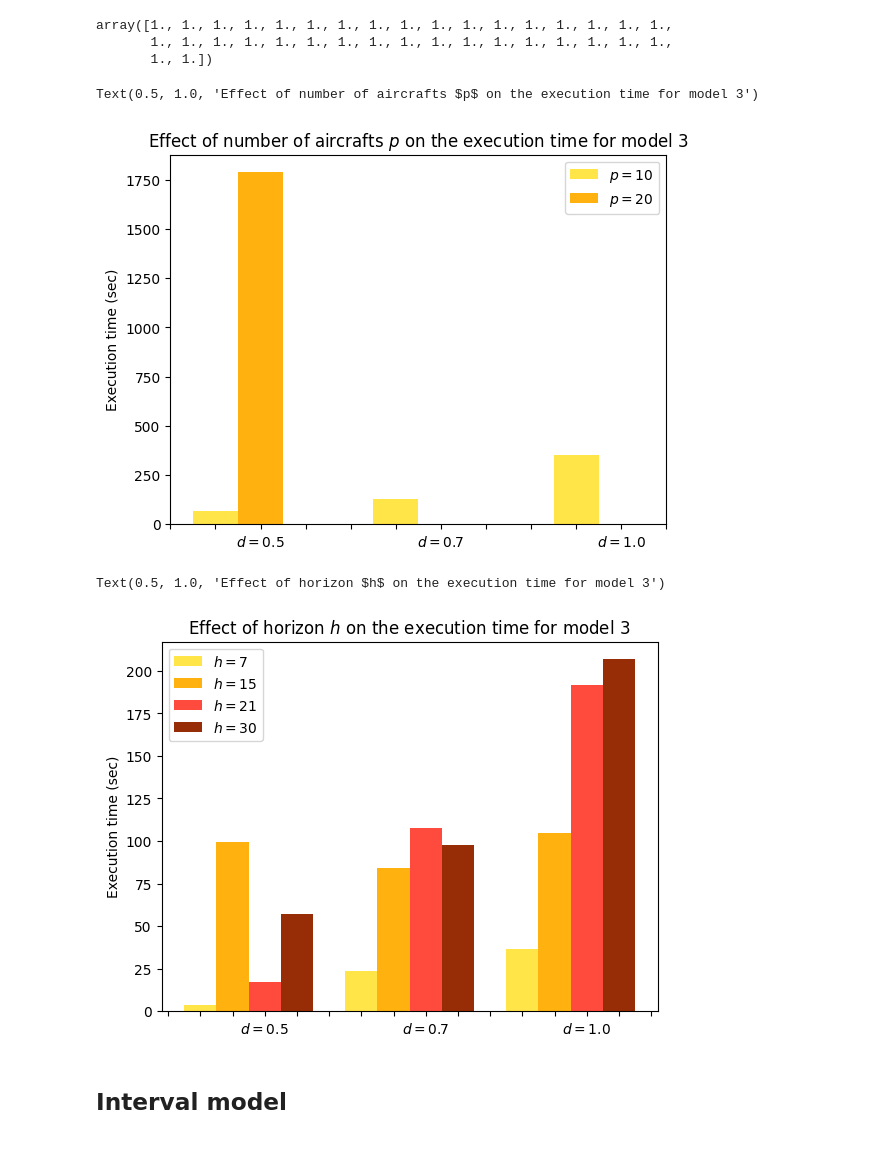
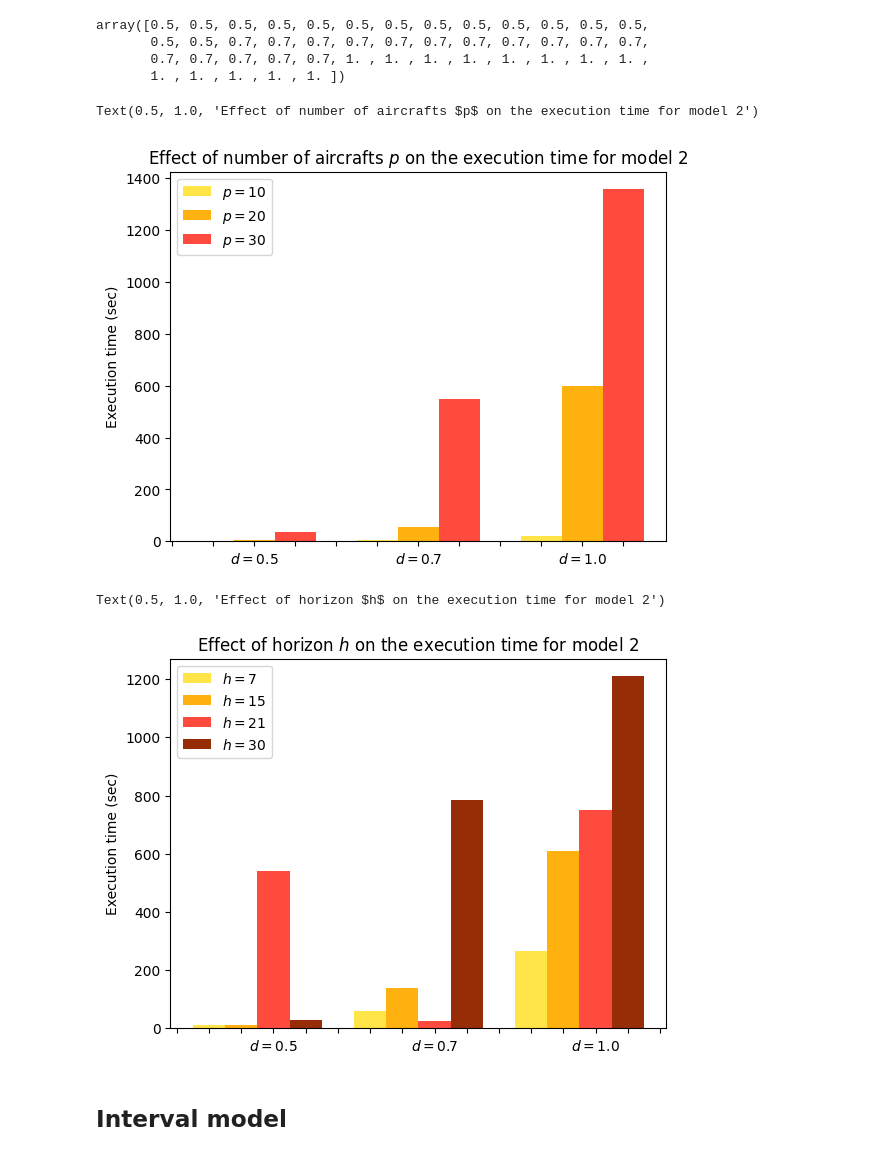
Before and after one commit to Mr-MT1234/projet_optimisation_s8, a Jupyter notebook: visualisations_soutenance.ipynb, the cells around one changed output. Saved outputs shown, nothing was run; the diff lists cells and outputs as text; code cells hidden in the pictures.

```diff
--- a/visualisations_soutenance.ipynb
+++ b/visualisations_soutenance.ipynb
@@ -3,8 +3,8 @@ import matplotlib.pyplot as plt
 import numpy as np
 import csv
 # %%
-reader = csv.reader(open("./benchmarks/benchmark_maintenance/comparaison.csv"))
-keys = ['density','planes','horizon','d_max','index','reduced_calc_time','reduced_cost','reduced_relative_gap']
+reader = csv.reader(open("./benchmarks/benchmark_no_maintenance/comparaison.csv"))
+keys = ['density','planes','horizon','index','flow_calc_time (s)','flow_cost','flow_gap','flow_relative_gap (%)','reduced_calc_time (s)','reduced_cost','reduced_gap','reduced_relative_gap (%)']
 next(reader)
 columns = {key: [] for key in keys}
 for row in reader:
@@ -16,41 +16,43 @@ for key in keys:
 # %%
 columns['density']
 # %% [output]
-array([1., 1., 1., 1., 1., 1., 1., 1., 1., 1., 1., 1., 1., 1., 1., 1., 1.,
-       1., 1., 1., 1., 1., 1., 1., 1., 1., 1., 1., 1., 1., 1., 1., 1., 1.,
-       1., 1.])
+array([0.5, 0.5, 0.5, 0.5, 0.5, 0.5, 0.5, 0.5, 0.5, 0.5, 0.5, 0.5, 0.5,
+       0.5, 0.5, 0.7, 0.7, 0.7, 0.7, 0.7, 0.7, 0.7, 0.7, 0.7, 0.7, 0.7,
+       0.7, 0.7, 0.7, 0.7, 0.7, 1. , 1. , 1. , 1. , 1. , 1. , 1. , 1. ,
+       1. , 1. , 1. , 1. , 1. ])
 # %%
 avg_times = []
 
-for h in [15,21,30]:
-    horizon_h = columns['horizon'] == h
-    calc_times: np.ndarray = columns['reduced_calc_time'][horizon_h]
-    planes = columns['planes'][horizon_h]
+for d in [0.5,0.7,1.0]:
+    density5 = columns['density'] == d
+    calc_times: np.ndarray = columns['flow_calc_time (s)'][density5]
+    planes = columns['planes'][density5]
 
-    for p in [10,20]:
+    for p in [10,20, 30]:
         by_planes = planes == p
         not_inf = np.isfinite(calc_times)
         avg_times.append(calc_times[np.logical_and(by_planes,not_inf)].mean())
 
 
 fig, ax = plt.subplots()
 
-ax.bar([1, 5, 9], avg_times[::2], 1, color='#FFE548')
-ax.bar([2, 6, 10], avg_times[1::2], 1, color='#FFB20F')
+ax.bar([1, 5, 9], avg_times[::3], 1, color='#FFE548')
+ax.bar([2, 6, 10], avg_times[1::3], 1, color='#FFB20F')
+ax.bar([3, 7, 11], avg_times[2::3], 1, color='#FF4B3E')
 ax.set_xticks(range(12))
 _ = ax.set_xticklabels(['', '','$d=0.5$', '','', '','$d=0.7$', '','','','$d=1.0$', ''])
 ax.legend(['$p=10$', '$p=20$', '$p=30$'])
 ax.set_ylabel('Execution time (sec)')
-ax.set_title("Effect of number of aircrafts $p$ on the execution time for model 3")
+ax.set_title("Effect of number of aircrafts $p$ on the execution time for model 2")
 # %% [output]
-Text(0.5, 1.0, 'Effect of number of aircrafts $p$ on the execution time for model 3')
+Text(0.5, 1.0, 'Effect of number of aircrafts $p$ on the execution time for model 2')
-[figure, old version]
+[figure, new version]
 # %%
 avg_times = []
 
 for d in [0.5,0.7,1.0]:
     density5 = columns['density'] == d
-    calc_times: np.ndarray = columns['reduced_calc_time (s)'][density5]
+    calc_times: np.ndarray = columns['flow_calc_time (s)'][density5]
     horizons = columns['horizon'][density5]
 
     for h in [7,15,21,30 ]:
@@ -69,10 +71,10 @@ ax.set_xticks(range(16))
 _ = ax.set_xticklabels(['','', '','$d=0.5$', '','', '','','$d=0.7$','', '','', '','$d=1.0$', '',''])
 ax.legend(['$h=7$', '$h=15$', '$h=21$', '$h=30$'])
 ax.set_ylabel('Execution time (sec)')
-ax.set_title("Effect of horizon $h$ on the execution time for model 3")
+ax.set_title("Effect of horizon $h$ on the execution time for model 2")
 # %% [output]
-Text(0.5, 1.0, 'Effect of horizon $h$ on the execution time for model 3')
+Text(0.5, 1.0, 'Effect of horizon $h$ on the execution time for model 2')
-[figure, old version]
+[figure, new version]
 # %% [markdown]
 ## Interval model
 # %%
```
Also changed, not shown: 6 other files.
